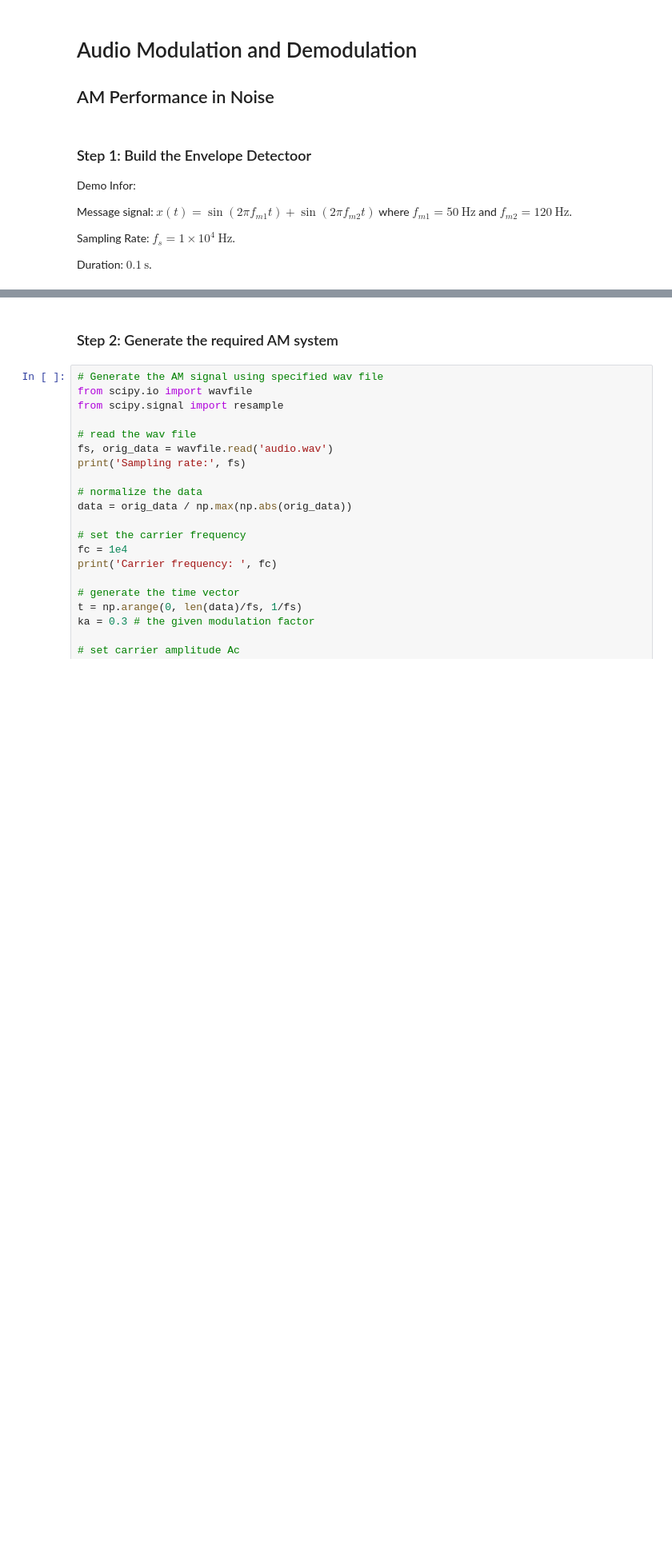
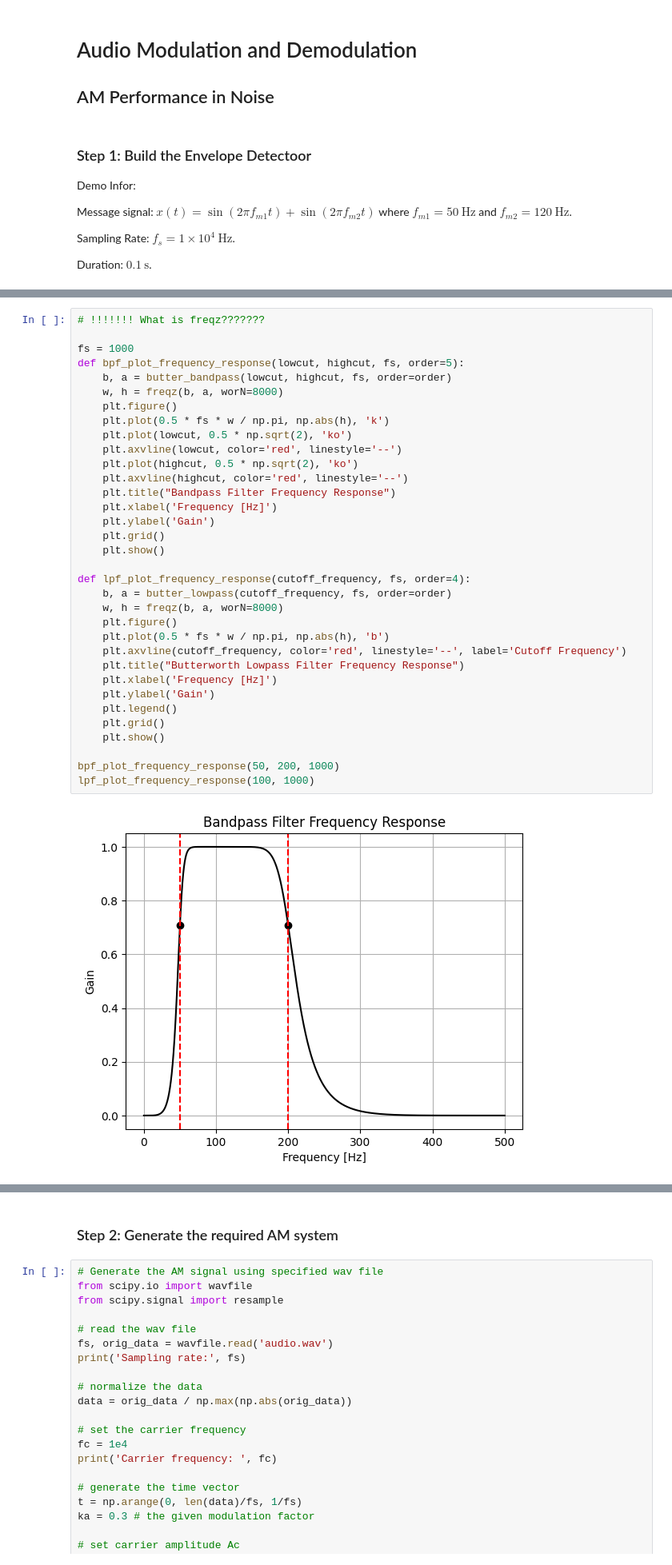
Before and after one commit to martinz2002/ece459-project-fa23-zjui, a Jupyter notebook: project_main/audio_processing_am.ipynb, the cells around one changed output, grey strips where cells are left out. Shown at 80% size. Drawn from its saved outputs; the diff is of its cells as text; blank space fills up the shorter version.

```diff
--- a/project_main/audio_processing_am.ipynb
+++ b/project_main/audio_processing_am.ipynb
@@ -89,0 +57,36 @@ plt.show()
+# %%
+# !!!!!!! What is freqz???????
+
+fs = 1000
+def bpf_plot_frequency_response(lowcut, highcut, fs, order=5):
+    b, a = butter_bandpass(lowcut, highcut, fs, order=order)
+    w, h = freqz(b, a, worN=8000)
+    plt.figure()
+    plt.plot(0.5 * fs * w / np.pi, np.abs(h), 'k')
+    plt.plot(lowcut, 0.5 * np.sqrt(2), 'ko')
+    plt.axvline(lowcut, color='red', linestyle='--')
+    plt.plot(highcut, 0.5 * np.sqrt(2), 'ko')
+    plt.axvline(highcut, color='red', linestyle='--')
+    plt.title("Bandpass Filter Frequency Response")
+    plt.xlabel('Frequency [Hz]')
+    plt.ylabel('Gain')
+    plt.grid()
+    plt.show()
+
+def lpf_plot_frequency_response(cutoff_frequency, fs, order=4):
+    b, a = butter_lowpass(cutoff_frequency, fs, order=order)
+    w, h = freqz(b, a, worN=8000)
+    plt.figure()
+    plt.plot(0.5 * fs * w / np.pi, np.abs(h), 'b')
+    plt.axvline(cutoff_frequency, color='red', linestyle='--', label='Cutoff Frequency')
+    plt.title("Butterworth Lowpass Filter Frequency Response")
+    plt.xlabel('Frequency [Hz]')
+    plt.ylabel('Gain')
+    plt.legend()
+    plt.grid()
+    plt.show()
+
+bpf_plot_frequency_response(50, 200, 1000)
+lpf_plot_frequency_response(100, 1000)
+# %% [output]
+[figure, added]
```
Also changed, not shown: parts of 8 cells of this notebook, 3 other files.
